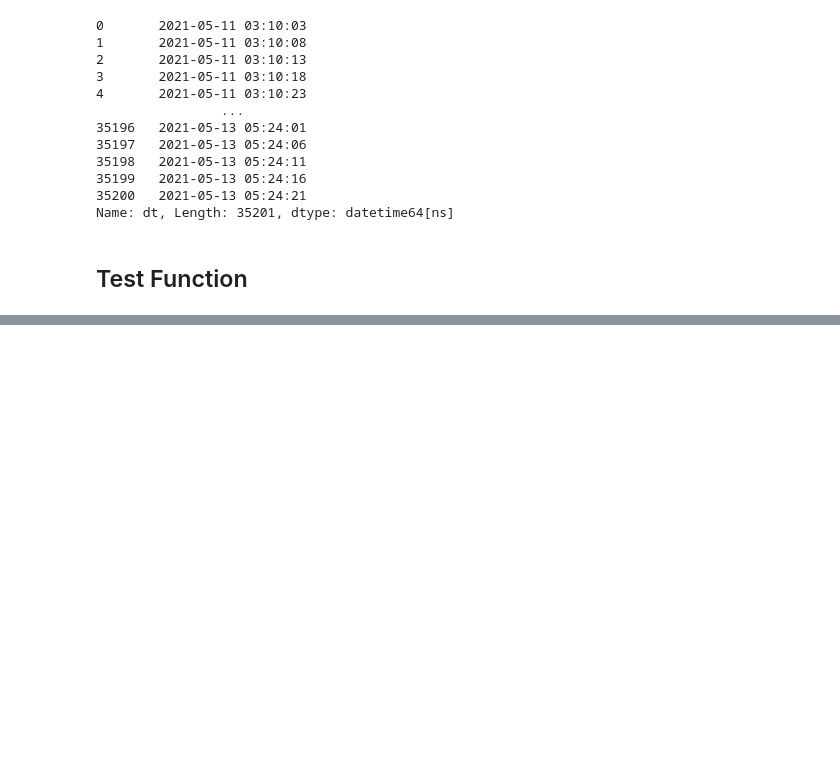
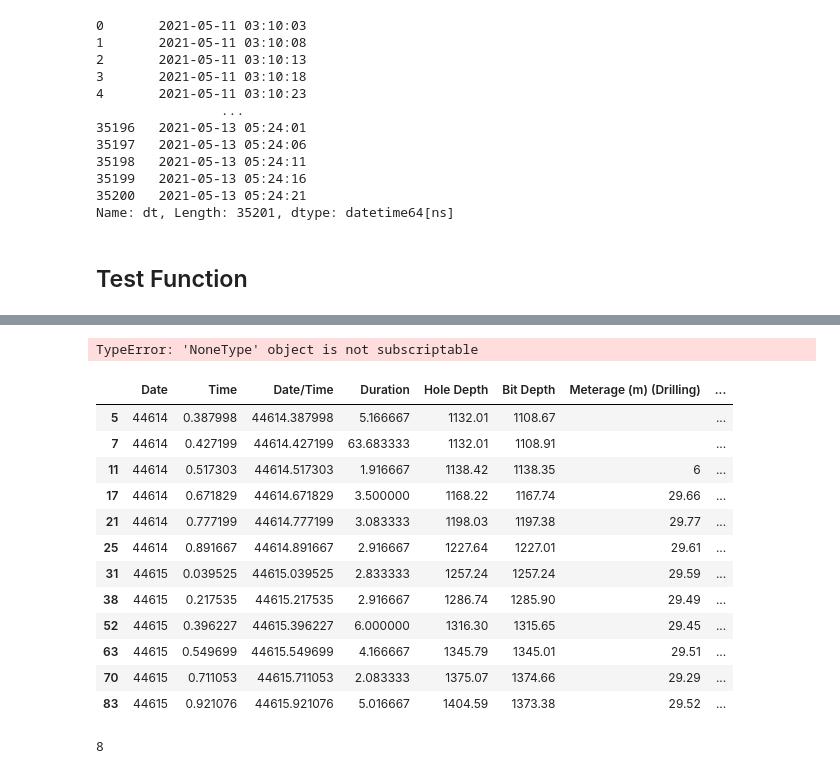
Before and after one commit to 71unxv/MIH-Dashboard-Project, a Jupyter notebook: 07_CreateDurationCalcFunction.ipynb, the cells around one changed output, grey strips where cells are left out. Cells and saved outputs as stored; diff of their text form; code cells hidden in the pictures; blank space fills up the shorter version.

```diff
--- a/07_CreateDurationCalcFunction.ipynb
+++ b/07_CreateDurationCalcFunction.ipynb
@@ -222,0 +229,3 @@ Out = GenerateDuration_DF(RealTime_DBx)
+# %%
+MasterReport_DF = pd.read_excel('Data\\Master_Report\\MasterReportTest.xlsx')
+MasterReport_DF
@@ -222,0 +246,44 @@ Out = GenerateDuration_DF(RealTime_DBx)
+# %%
+# def getStandInformation(MasterReport_DF):
+MasterReport_DF = MasterReport_DF.reset_index(inplace=True)
+ii = 0
+for idx,row in MasterReport_DF[MasterReport_DF['Sub Activity']=='Connection'].iterrows():
+    if ii==0:
+        iii = 0
+        idx_iter = range(idx, MasterReport_DF.index[0], -1)
+        while MasterReport_DF.loc[idx_iter[iii], 'Sub Activity'] != 'Reaming':
+            iii = iii + 1
+            idx_start = idx_iter[iii]
+
+        idx_end = idx
+    else:
+        idx_start = idx_end
+        idx_end = idx
+
+    MasterReport_DF.loc[idx_start:idx_end, 'Stand Group_Pred'] = 'Stand Group' + str(ii)
+
+
+    ii = ii + 1
+# %% [output]
+TypeError: 'NoneType' object is not subscriptable
+# %%
+MasterReport_DF[MasterReport_DF['Sub Activity']=='Connection']
+# %% [output]
+|  | Date | Time | Date/Time | Duration | Hole Depth | Bit Depth | Meterage (m) (Drilling) | ... |
+| 5 | 44614 | 0.387998 | 44614.387998 | 5.166667 | 1132.01 | 1108.67 |  | ... |
+| 7 | 44614 | 0.427199 | 44614.427199 | 63.683333 | 1132.01 | 1108.91 |  | ... |
+| 11 | 44614 | 0.517303 | 44614.517303 | 1.916667 | 1138.42 | 1138.35 | 6 | ... |
+| 17 | 44614 | 0.671829 | 44614.671829 | 3.500000 | 1168.22 | 1167.74 | 29.66 | ... |
+| 21 | 44614 | 0.777199 | 44614.777199 | 3.083333 | 1198.03 | 1197.38 | 29.77 | ... |
+| 25 | 44614 | 0.891667 | 44614.891667 | 2.916667 | 1227.64 | 1227.01 | 29.61 | ... |
+| 31 | 44615 | 0.039525 | 44615.039525 | 2.833333 | 1257.24 | 1257.24 | 29.59 | ... |
+| 38 | 44615 | 0.217535 | 44615.217535 | 2.916667 | 1286.74 | 1285.90 | 29.49 | ... |
+| 52 | 44615 | 0.396227 | 44615.396227 | 6.000000 | 1316.30 | 1315.65 | 29.45 | ... |
+| 63 | 44615 | 0.549699 | 44615.549699 | 4.166667 | 1345.79 | 1345.01 | 29.51 | ... |
+| 70 | 44615 | 0.711053 | 44615.711053 | 2.083333 | 1375.07 | 1374.66 | 29.29 | ... |
+| 83 | 44615 | 0.921076 | 44615.921076 | 5.016667 | 1404.59 | 1373.38 | 29.52 | ... |
+# %%
+aa = range(10,5,-1)
+aa[2]
+# %% [output]
+8
```
Also changed, not shown: parts of 3 cells of this notebook, 3 other files.
